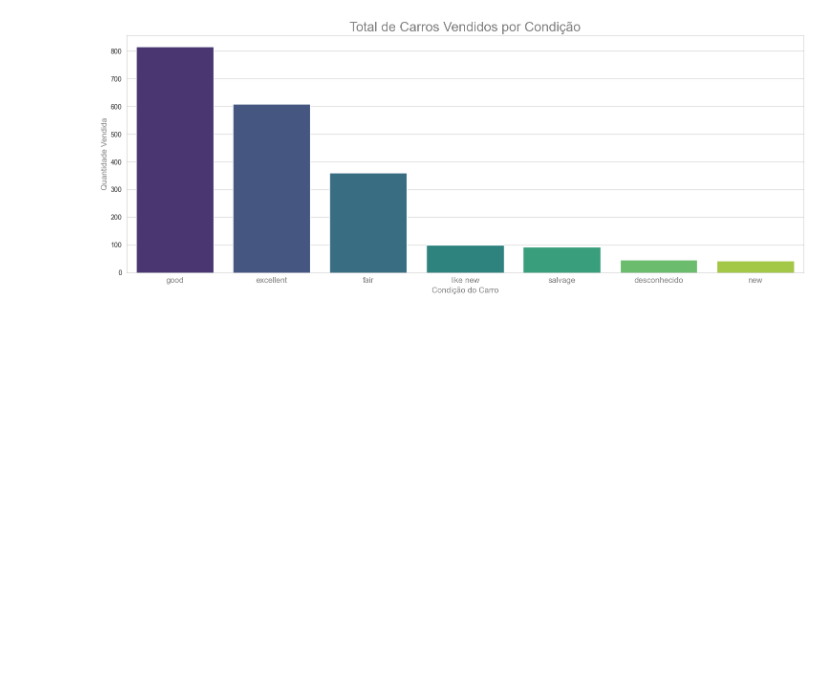
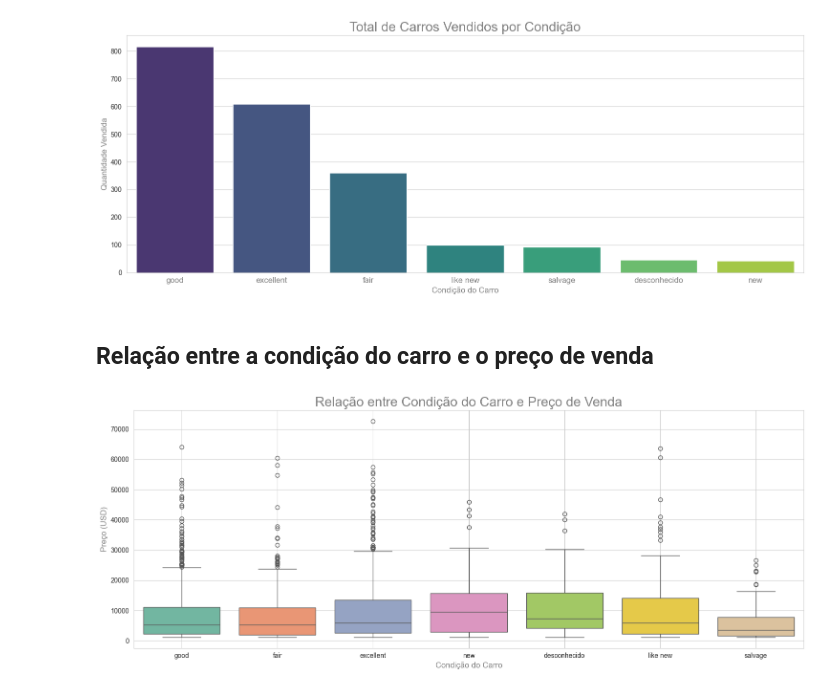
Before and after one commit to MarcoJunior80/Venda_Carros_2025, a Jupyter notebook: VendasCarros2025.ipynb, the cells around one changed output. Drawn from its saved outputs; the diff is of its cells as text; code cells hidden in the pictures; blank space fills up the shorter version.

```diff
--- a/VendasCarros2025.ipynb
+++ b/VendasCarros2025.ipynb
@@ -496,3 +496,22 @@ plt.tight_layout()
 plt.show()
 # %% [output]
 [figure]
+# %% [markdown]
+## **Relação entre a condição do carro e o preço de venda**
+# %%
+# Converter a coluna de preço para numérico
+carros['preço'] = carros['preço'].astype(str).str.replace(',', '.').astype(float)
+
+# Criar gráfico de caixa (boxplot)
+plt.figure(figsize=(15, 6))
+sns.boxplot(data=carros, x='condição', y='preço', hue='condição', dodge=False, palette='Set2')
+plt.title('Relação entre Condição do Carro e Preço de Venda', fontsize=20, color='gray')
+plt.xlabel('Condição do Carro', fontsize=12, color='gray')
+plt.ylabel('Preço (USD)', fontsize=12, color='gray')
+plt.legend([], [], frameon=False)  # remove legenda duplicada
+plt.xticks(rotation=0)
+plt.grid(True) # Adiciona uma grade ao gráfico
+plt.tight_layout()
+plt.show()
+# %% [output]
+[figure, added]
```
Also changed, not shown: parts of 2 cells of this notebook, 3 other files.
